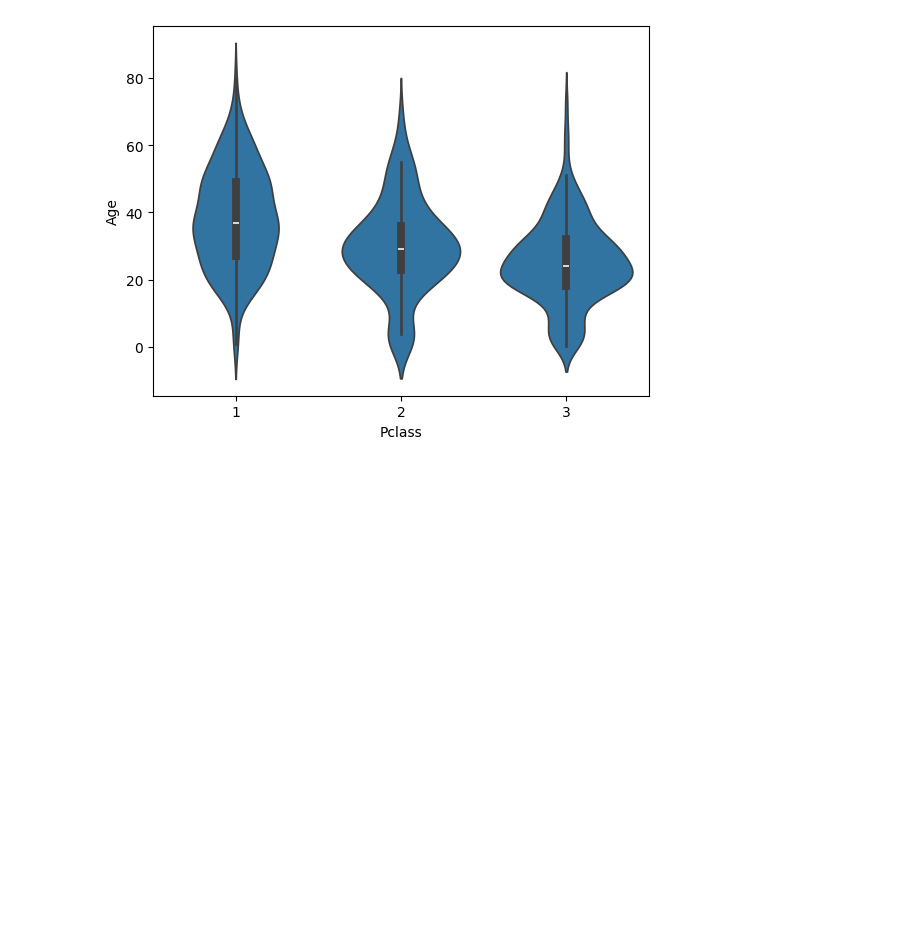
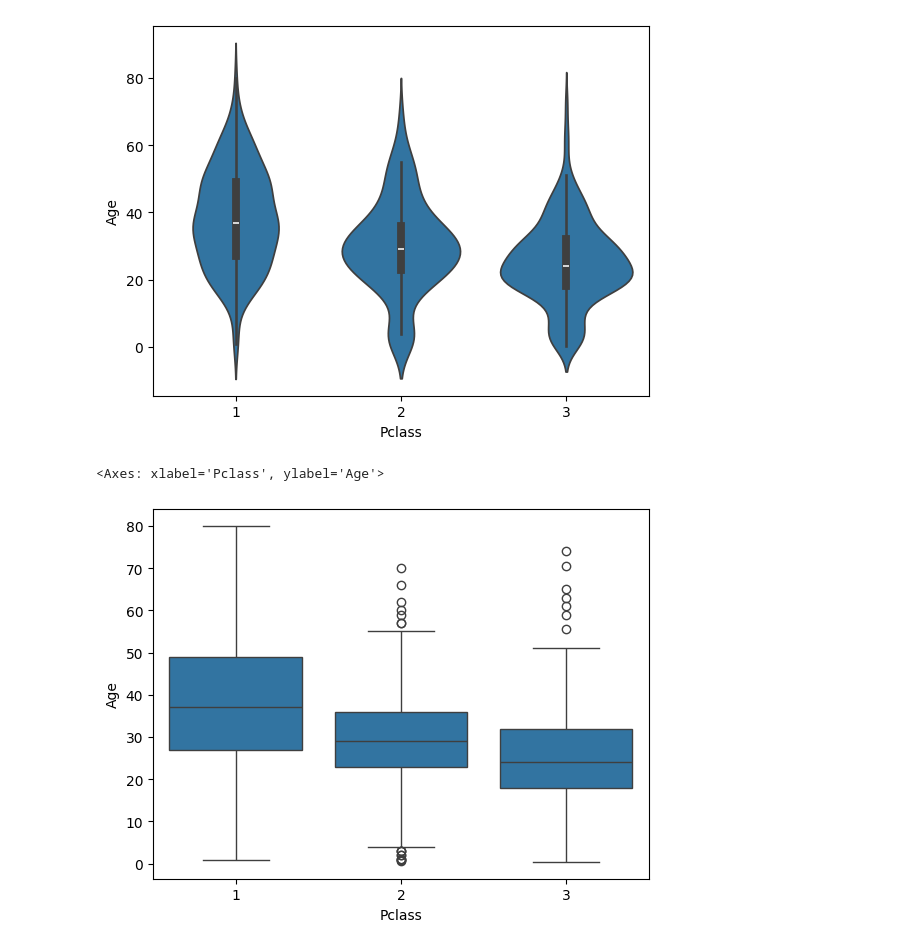
Before and after one commit to harshamalipatil16/0013, a Jupyter notebook: 0013.ipynb, the cells around one changed output. Drawn from its saved outputs; the diff is of its cells as text; code cells hidden in the pictures; blank space fills up the shorter version.

```diff
--- a/0013.ipynb
+++ b/0013.ipynb
@@ -280,3 +217,11 @@ sns.violinplot(x='Pclass', y='Age', data=df)
 # %% [output]
 <Axes: xlabel='Pclass', ylabel='Age'>
 [figure]
+# %%
+import pandas as pd
+import seaborn as sns
+sns.load_dataset('titanic')
+sns.boxplot(x='Pclass', y='Age', data=df)
+# %% [output]
+<Axes: xlabel='Pclass', ylabel='Age'>
+[figure, added]
```
Also changed, not shown: parts of 10 cells of this notebook.
